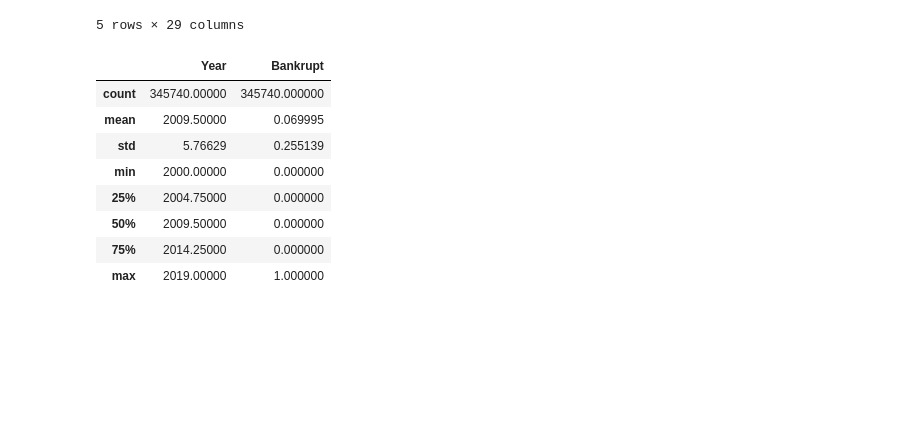
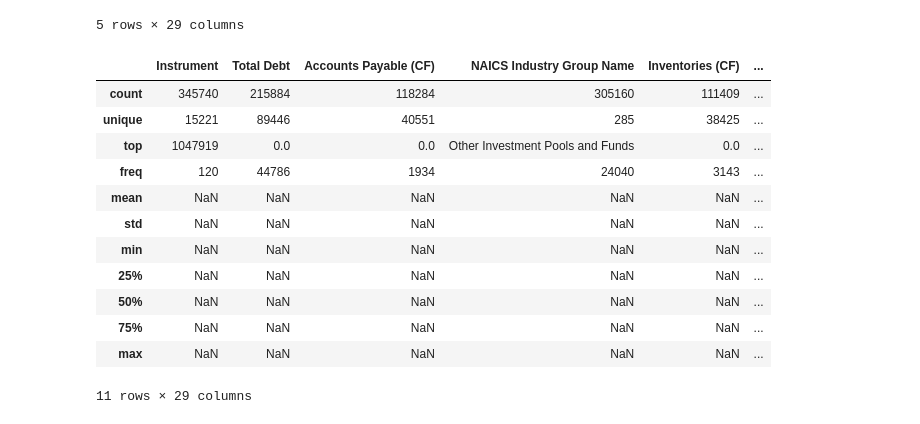
Before and after one commit to Faisalsouz/bankruptcy, a Jupyter notebook: data/Eikon/MergeCode.ipynb, the cells around one changed output. Cells and saved outputs as stored; diff of their text form; code cells hidden in the pictures; blank space fills up the shorter version.

```diff
--- a/data/Eikon/MergeCode.ipynb
+++ b/data/Eikon/MergeCode.ipynb
@@ -90,14 +90,18 @@ data.head()
 | 4 | 1434621 | NaN | NaN | Nondepository Credit Intermediation | NaN | ... |
 5 rows × 29 columns
 # %%
-data.describe()
+data.describe(include = 'all')
 # %% [output]
-|  | Year | Bankrupt |
-| count | 345740.00000 | 345740.000000 |
-| mean | 2009.50000 | 0.069995 |
-| std | 5.76629 | 0.255139 |
-| min | 2000.00000 | 0.000000 |
-| 25% | 2004.75000 | 0.000000 |
-| 50% | 2009.50000 | 0.000000 |
-| 75% | 2014.25000 | 0.000000 |
-| max | 2019.00000 | 1.000000 |
+|  | Instrument | Total Debt | Accounts Payable (CF) | NAICS Industry Group Name | Inventories (CF) | ... |
+| count | 345740 | 215884 | 118284 | 305160 | 111409 | ... |
+| unique | 15221 | 89446 | 40551 | 285 | 38425 | ... |
+| top | 1047919 | 0.0 | 0.0 | Other Investment Pools and Funds | 0.0 | ... |
+| freq | 120 | 44786 | 1934 | 24040 | 3143 | ... |
+| mean | NaN | NaN | NaN | NaN | NaN | ... |
+| std | NaN | NaN | NaN | NaN | NaN | ... |
+| min | NaN | NaN | NaN | NaN | NaN | ... |
+| 25% | NaN | NaN | NaN | NaN | NaN | ... |
+| 50% | NaN | NaN | NaN | NaN | NaN | ... |
+| 75% | NaN | NaN | NaN | NaN | NaN | ... |
+| max | NaN | NaN | NaN | NaN | NaN | ... |
+11 rows × 29 columns
```
Also changed, not shown: parts of 1 cell of this notebook, 2 other files.
